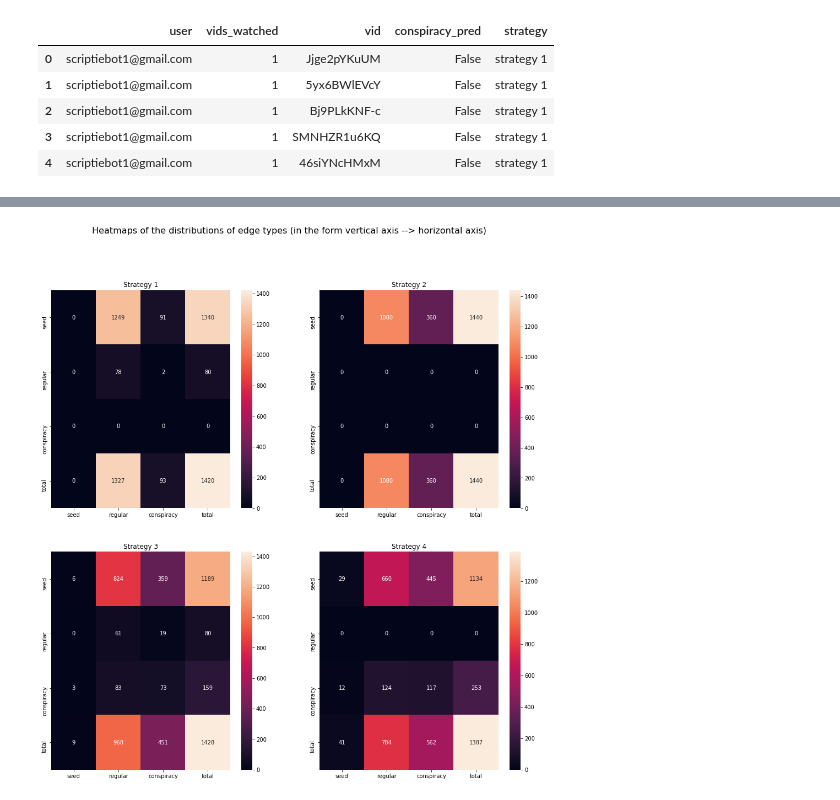
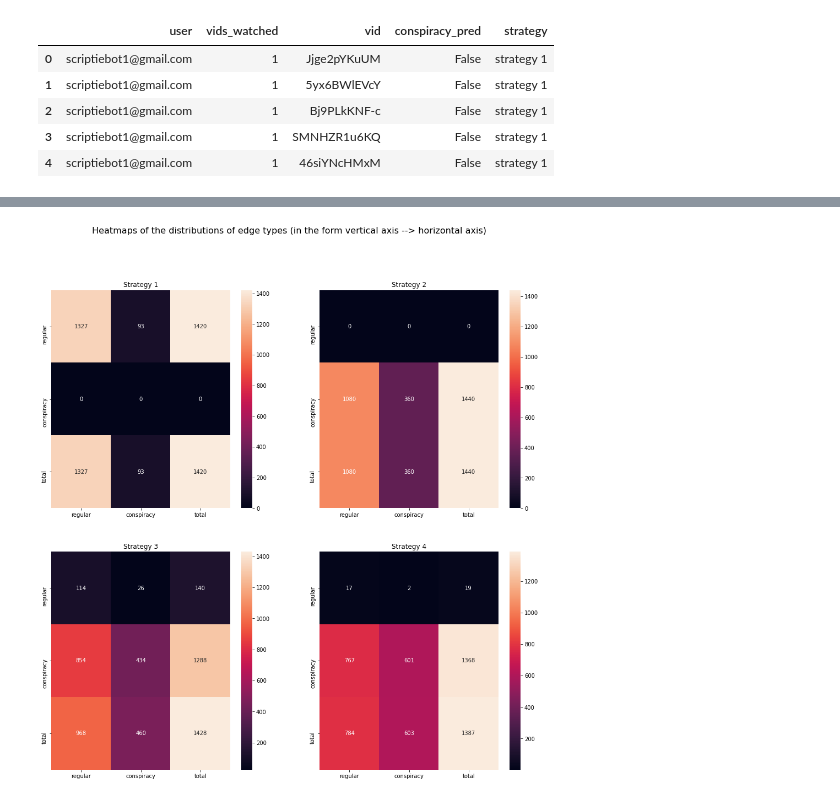
Before and after one commit to Roan-Schellingerhout/YouTube_conspiracy_paper, a Jupyter notebook: Results/Recommendation network.ipynb, the cells around one changed output, grey strips where cells are left out. Saved outputs shown, nothing was run; the diff lists cells and outputs as text; code cells hidden in the pictures.

Commit message:
Updated networks (removed seed colors), improved heatmap, added conspiracy-only networks

```diff
--- a/Results/Recommendation network.ipynb
+++ b/Results/Recommendation network.ipynb
@@ -67,7 +118,10 @@ for strat in graphs:
     for n in graphs[strat]:
         vid_type = graphs[strat].nodes[n]["vid_type"]
         if vid_type == 2: # seed
-            colors[strat].append("#3be016")
+            if graphs[strat].nodes[n]["conspiracy"]: # Conspiracy seed
+                colors[strat].append("#f54242")
+            elif not graphs[strat].nodes[n]["conspiracy"]: # Regular seeed
+                colors[strat].append("#4287f5")
         elif vid_type == 1: # regular
             colors[strat].append("#4287f5")
         else: # conspiracy
@@ -81,7 +135,7 @@ def curver(graphs, strat):
     if strat != "strategy 1":
         smoothing = 0.00000005
     else:
-        smoothing = 0.0000000085
+        smoothing = 0.0000000125
 
     for k, v in nx.multipartite_layout(graphs[strat], subset_key = "vid_type").items():
         x.append(v[0])
@@ -117,7 +171,7 @@ for i, strat in enumerate(colors.keys()):
             pos = curver(graphs, strat),
             node_color = colors[strat],
             ax = ax[i],
-            node_size = 25,
+            node_size = 15,
             width = 0.25,
             arrowsize = 5)
 
@@ -131,9 +185,7 @@ ax[3].plot([0.1, 0.9], [0.525, 0.525], color='black', lw=2,
 
 # Title and legend
 fig.suptitle('The recommendation network of each strategy', fontsize = 16);
-legend_elements = [Line2D([0], [0], marker = 'o', color = 'w', label = 'Seed video',
-                          markerfacecolor='#3be016', markersize=15),
-                   Line2D([0], [0], marker='o', color='w', label='Conspiracy video',
+legend_elements = [Line2D([0], [0], marker='o', color='w', label='Conspiracy video',
                           markerfacecolor='#f54242', markersize=15),
                    Line2D([0], [0], marker='o', color='w', label='Regular video',
                           markerfacecolor='#4287f5', markersize=15)]
@@ -151,7 +205,7 @@ for strat in graphs:
     metrics["clustering_coefficient"].append(nx.average_clustering(graphs[strat]))
 
     metrics["density"].append(nx.density(graphs[strat]))
-    metrics["size"].append(graphs[strat].size())
+    metrics["size"].append(graphs[strat].size() / (15 * 5 * 20))
 
     metrics["SCC"].append(len(max(list(nx.strongly_connected_components(graphs[strat])), key=len)))
 
@@ -177,5 +231,5 @@ metrics
 # %%
-vid_types = {1 : "regular", 2 : "seed", 3 : "conspiracy"}
+vid_types = {0 : "regular", 1 : "conspiracy"}
 counts = defaultdict(lambda: defaultdict(int))
 
 heatmaps = []
@@ -183,37 +237,37 @@ heatmaps = []
 for strat in graphs:
     for edge in graphs[strat].edges():
         # Find vid type of both nodes of the edge
-        A = graphs[strat].nodes[edge[0]]["vid_type"]
-        B = graphs[strat].nodes[edge[1]]["vid_type"]
+        A = graphs[strat].nodes[edge[0]]["conspiracy"]
+        B = graphs[strat].nodes[edge[1]]["conspiracy"]
 
         # Convert the number to a string
         A = vid_types[A]
         B = vid_types[B]
 
         # Increase the count of the current strat
         counts[strat][(A, B)] += 1
 
     # Layout of the DataFrame
-    mat = pd.DataFrame(index = ["seed", "regular", "conspiracy"], columns = ["seed", "regular", "conspiracy"])
+    mat = pd.DataFrame(index = ["regular", "conspiracy"], columns = ["regular", "conspiracy"])
 
     # Add distribution of connection types
     for k, v in counts[strat].items():
         mat.loc[k[0]][k[1]] = v
 
     # Calculate totals
     mat["total"] = mat.sum(axis = 1)
     mat.loc["total"] = mat.sum()
 
     # Fill na with zeroes and convert to integers
     heatmaps.append(mat.fillna(0).astype(int))
 
 fig, axes = plt.subplots(nrows=2, ncols=2, figsize=(16, 16));
 
 for i in range(len(heatmaps)):
     sns.heatmap(heatmaps[i], annot=True, ax=axes.flat[i], fmt='g');
     axes.flat[i].set_title(f"Strategy {i + 1}")
 
 
 fig.suptitle('Heatmaps of the distributions of edge types (in the form vertical axis --> horizontal axis)', fontsize = 16);
 # %% [output]
-[figure, old version]
+[figure, new version]
```
Also changed, not shown: parts of 20 cells of this notebook, 2 other files.
